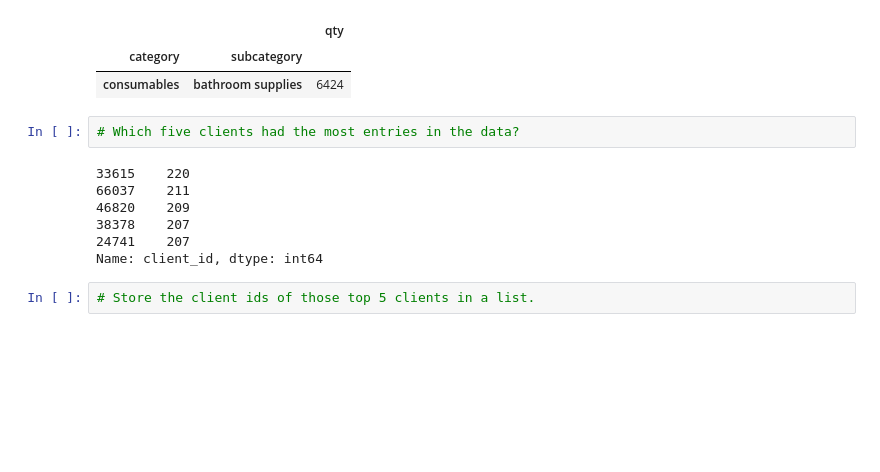
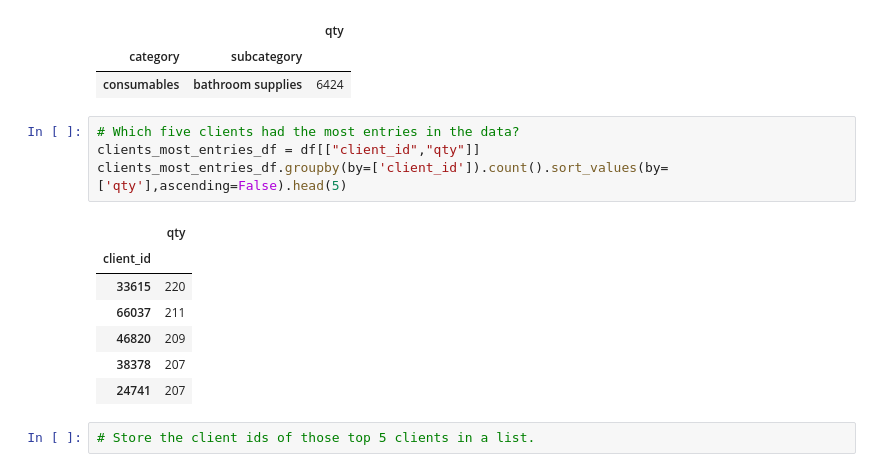
Before and after one commit to skiluvia/pandas-challenge-1, a Jupyter notebook: module_4_challenge.ipynb, the cells around one changed output. Saved outputs shown, nothing was run; the diff lists cells and outputs as text; blank space fills up the shorter version.

```diff
--- a/module_4_challenge.ipynb
+++ b/module_4_challenge.ipynb
@@ -107,13 +107,16 @@ three_item_subcategories_sorted_df.head(1)
 | consumables | bathroom supplies | 6424 |
 # %%
 # Which five clients had the most entries in the data?
+clients_most_entries_df = df[["client_id","qty"]]
+clients_most_entries_df.groupby(by=['client_id']).count().sort_values(by=['qty'],ascending=False).head(5)
 # %% [output]
-33615    220
-66037    211
-46820    209
-38378    207
-24741    207
-Name: client_id, dtype: int64
+|  | qty |
+| client_id |  |
+| 33615 | 220 |
+| 66037 | 211 |
+| 46820 | 209 |
+| 38378 | 207 |
+| 24741 | 207 |
 # %%
 # Store the client ids of those top 5 clients in a list.
 # %% [output]
```
